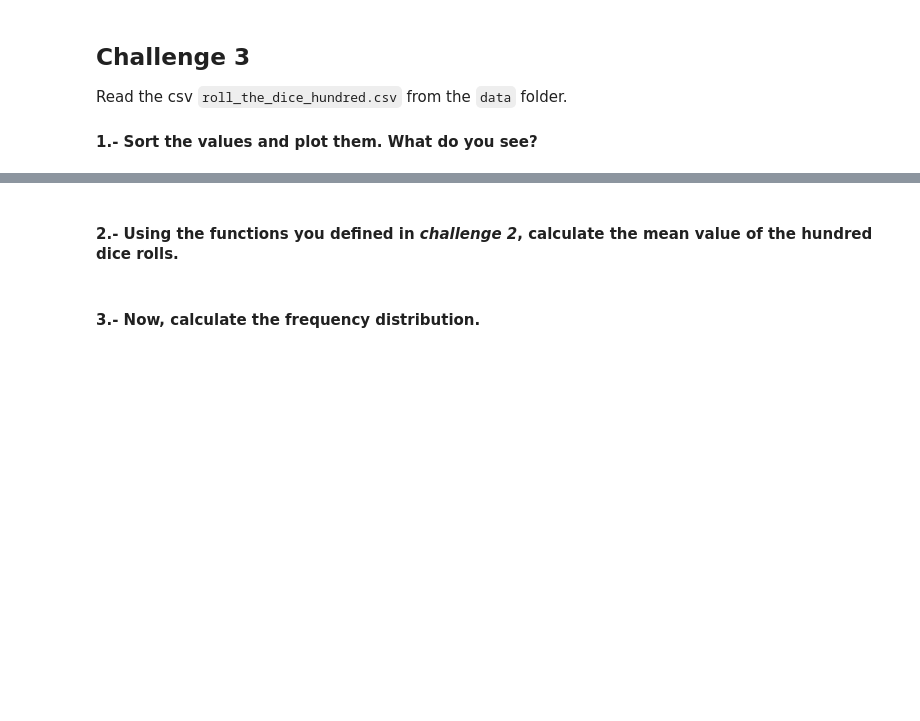
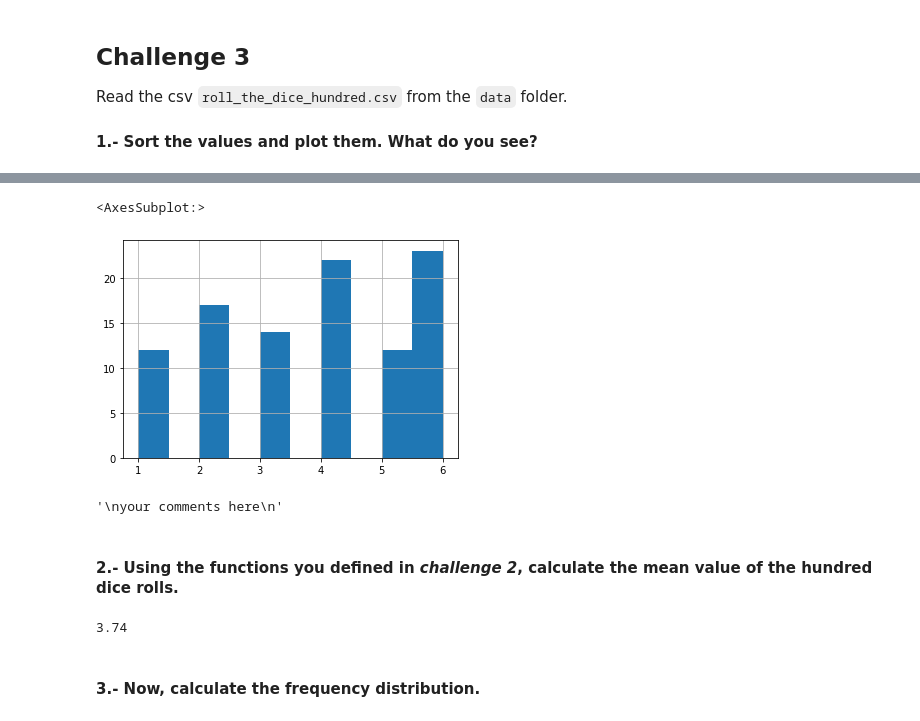
Before and after one commit to Izaskunastrain/ih_datamadpt1121_project_m1, a Jupyter notebook: module-2/understanding-descriptive-stats/your-code/main.ipynb, the cells around one changed output, grey strips where cells are left out. Drawn from its saved outputs; the diff is of its cells as text; code cells hidden in the pictures; blank space fills up the shorter version.

```diff
--- a/module-2/understanding-descriptive-stats/your-code/main.ipynb
+++ b/module-2/understanding-descriptive-stats/your-code/main.ipynb
@@ -83,0 +179,5 @@ your comments here
+# %%
+# your code here
+df_roll= pd.read_csv('./../data/roll_the_dice_hundred.csv')
+df_roll.columns= ['Unnamed', 'Roll', 'Number']
+df_roll.head()
@@ -84,6 +191,24 @@ your comments here
+# %%
+df_roll_sorted= df_roll.sort_values(by= 'Number')
+df_roll_sorted['Number'].hist()
+# %% [output]
+<AxesSubplot:>
+[figure, added]
+# %%
+"""
+your comments here
+"""
+
+# Me llama la atención la frequencia del valor 5 que es bastante inferior al de el resto de valores
+# %% [output]
+'\nyour comments here\n'
 # %% [markdown]
 #### 2.- Using the functions you defined in *challenge 2*, calculate the mean value of the hundred dice rolls.
 # %%
 # your code here
+
+media(df_roll['Number'])
+# %% [output]
+3.74
 # %% [markdown]
 #### 3.- Now, calculate the frequency distribution.
```
Also changed, not shown: parts of 66 cells of this notebook.
